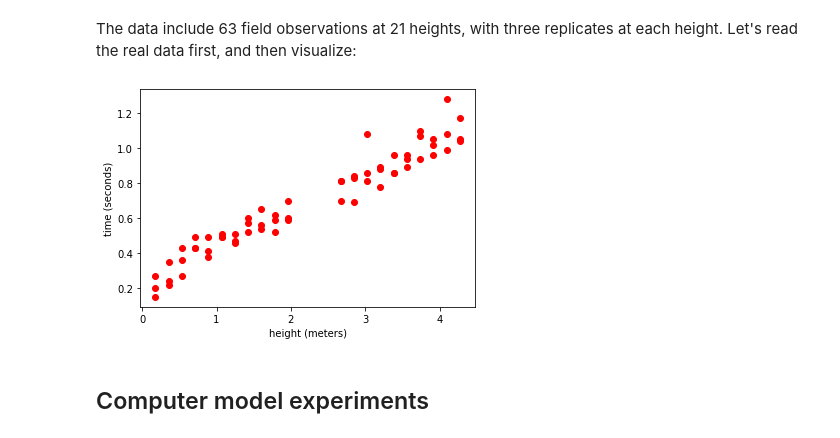
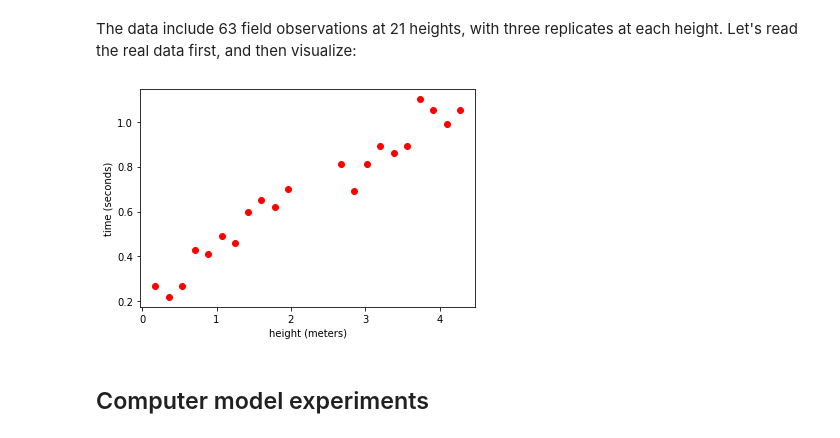
Before and after one commit to bandframework/surmise, a Jupyter notebook: examples/Example3/Example3_nb.ipynb, the cells around one changed output. Drawn from its saved outputs; the diff is of its cells as text; code cells hidden in the pictures.

```diff
--- a/examples/Example3/Example3_nb.ipynb
+++ b/examples/Example3/Example3_nb.ipynb
@@ -23,14 +23,15 @@ xrep = np.reshape(ball[:, 0], (m, 1))
 x = xrep[0:21]
 # time
 y = np.reshape(ball[:, 1], ((m, 1)))
+y = y[0:21]
 # %%
 # Observe the data
-plt.scatter(xrep, y, color='red')
+plt.scatter(x, y, color='red')
 plt.xlabel("height (meters)")
 plt.ylabel("time (seconds)")
 plt.show()
 # %% [output]
-[figure, old version]
+[figure, new version]
 # %% [markdown]
 ## Computer model experiments
 # %% [markdown]
```
Also changed, not shown: parts of 9 cells of this notebook, 50 other files.
